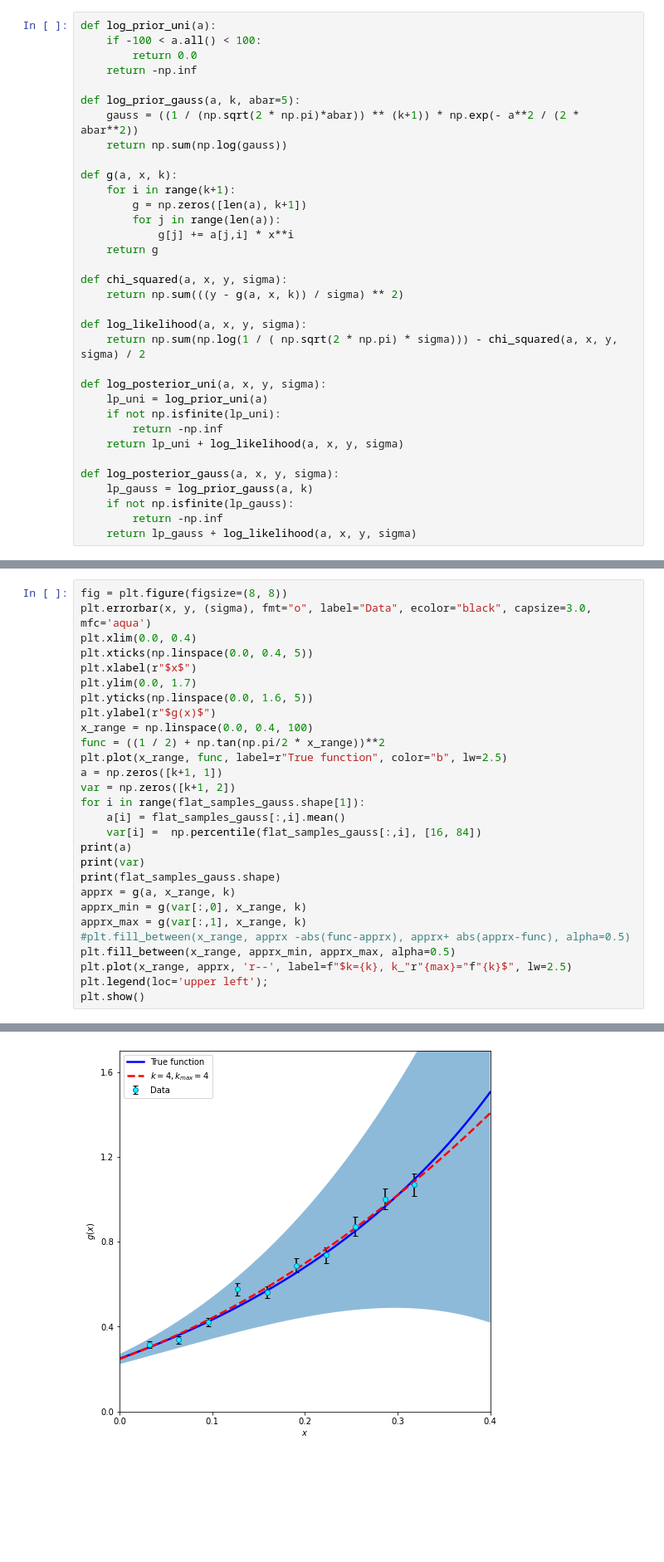
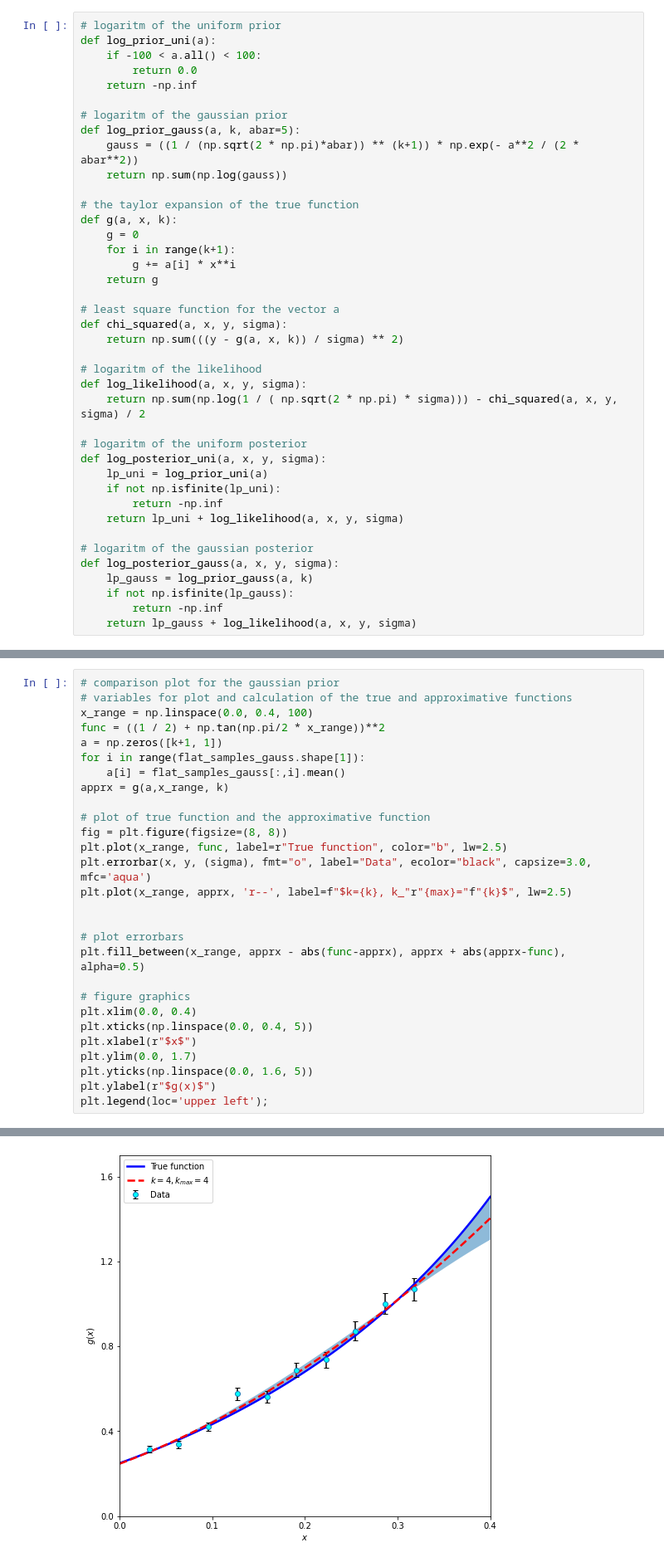
Before and after one commit to vicorGUS/Project1, a Jupyter notebook: Project1_Folder/Project1.ipynb, the cells around one changed output, grey strips where cells are left out. Shown at 83% size. Drawn from its saved outputs; the diff is of its cells as text; blank space fills up the shorter version.

```diff
--- a/Project1_Folder/Project1.ipynb
+++ b/Project1_Folder/Project1.ipynb
@@ -16,34 +17,40 @@ for i in range(data.shape[0]):
     y[i]=data[i][1]
     sigma[i] = data[i][2]
 # %%
+# logaritm of the uniform prior
 def log_prior_uni(a):
     if -100 < a.all() < 100:
         return 0.0
     return -np.inf
 
+# logaritm of the gaussian prior
 def log_prior_gauss(a, k, abar=5):
     gauss = ((1 / (np.sqrt(2 * np.pi)*abar)) ** (k+1)) * np.exp(- a**2 / (2 * abar**2))
     return np.sum(np.log(gauss))
 
+# the taylor expansion of the true function
 def g(a, x, k):
+    g = 0
     for i in range(k+1):
-        g = np.zeros([len(a), k+1])
-        for j in range(len(a)):
-            g[j] += a[j,i] * x**i
+        g += a[i] * x**i
     return g
 
+# least square function for the vector a
 def chi_squared(a, x, y, sigma):
     return np.sum(((y - g(a, x, k)) / sigma) ** 2)
 
+# logaritm of the likelihood
 def log_likelihood(a, x, y, sigma):
     return np.sum(np.log(1 / ( np.sqrt(2 * np.pi) * sigma))) - chi_squared(a, x, y, sigma) / 2
 
+# logaritm of the uniform posterior
 def log_posterior_uni(a, x, y, sigma):
     lp_uni = log_prior_uni(a)
     if not np.isfinite(lp_uni):
         return -np.inf
     return lp_uni + log_likelihood(a, x, y, sigma)
 
+# logaritm of the gaussian posterior
 def log_posterior_gauss(a, x, y, sigma):
     lp_gauss = log_prior_gauss(a, k)
     if not np.isfinite(lp_gauss):
@@ -105,31 +127,31 @@ plt.legend(loc='upper left');
 # %% [output]
 [figure]
 # %%
+# comparison plot for the gaussian prior
+# variables for plot and calculation of the true and approximative functions
+x_range = np.linspace(0.0, 0.4, 100)
+func = ((1 / 2) + np.tan(np.pi/2 * x_range))**2
+a = np.zeros([k+1, 1])
+for i in range(flat_samples_gauss.shape[1]):
+    a[i] = flat_samples_gauss[:,i].mean()
+apprx = g(a,x_range, k)
+
+# plot of true function and the approximative function
 fig = plt.figure(figsize=(8, 8))
+plt.plot(x_range, func, label=r"True function", color="b", lw=2.5)
 plt.errorbar(x, y, (sigma), fmt="o", label="Data", ecolor="black", capsize=3.0, mfc='aqua')
+plt.plot(x_range, apprx, 'r--', label=f"$k={k}, k_"r"{max}="f"{k}$", lw=2.5)
+
+
+# plot errorbars
+plt.fill_between(x_range, apprx - abs(func-apprx), apprx + abs(apprx-func), alpha=0.5)
+
+# figure graphics
 plt.xlim(0.0, 0.4)
 plt.xticks(np.linspace(0.0, 0.4, 5))
 plt.xlabel(r"$x$")
 plt.ylim(0.0, 1.7)
 plt.yticks(np.linspace(0.0, 1.6, 5))
 plt.ylabel(r"$g(x)$")
-x_range = np.linspace(0.0, 0.4, 100)
-func = ((1 / 2) + np.tan(np.pi/2 * x_range))**2
-plt.plot(x_range, func, label=r"True function", color="b", lw=2.5)
-a = np.zeros([k+1, 1])
-var = np.zeros([k+1, 2])
-for i in range(flat_samples_gauss.shape[1]):
-    a[i] = flat_samples_gauss[:,i].mean()
-    var[i] =  np.percentile(flat_samples_gauss[:,i], [16, 84])
-print(a)
-print(var)
-print(flat_samples_gauss.shape)
-apprx = g(a, x_range, k)
-apprx_min = g(var[:,0], x_range, k)
-apprx_max = g(var[:,1], x_range, k)
-#plt.fill_between(x_range, apprx -abs(func-apprx), apprx+ abs(apprx-func), alpha=0.5)
-plt.fill_between(x_range, apprx_min, apprx_max, alpha=0.5)
-plt.plot(x_range, apprx, 'r--', label=f"$k={k}, k_"r"{max}="f"{k}$", lw=2.5)
 plt.legend(loc='upper left');
-plt.show()
 # %% [output]
@@ -147 +158 @@ plt.show()
-[figure, old version]
+[figure, new version]
```
Also changed, not shown: parts of 12 cells of this notebook.
